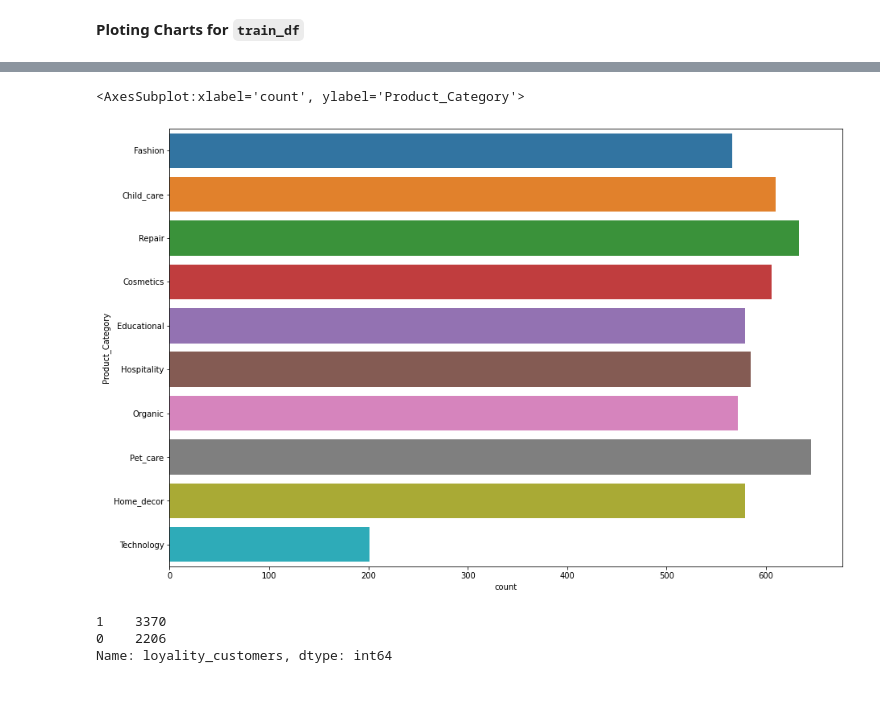
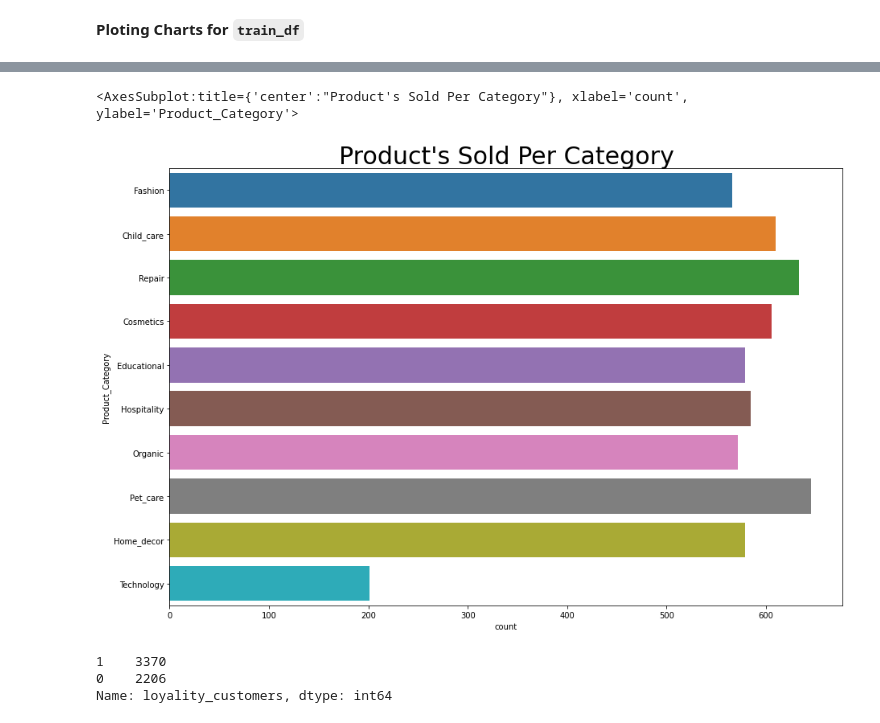
Before and after one commit to Mega-Barrel/Machine-Learning-Carnival-Wars, a Jupyter notebook: EDA.ipynb, the cells around one changed output, grey strips where cells are left out. Cells and saved outputs as stored; diff of their text form; code cells hidden in the pictures; blank space fills up the shorter version.

```diff
--- a/EDA.ipynb
+++ b/EDA.ipynb
@@ -166,9 +175,12 @@ train_df.Maximum_price.hist()
 # %%
 plt.figure(figsize=(15,10))
+plt.title('Product\'s Sold Per Category',
+         fontsize =30)
+
 sns.countplot(data=train_df, y='Product_Category')
 # %% [output]
-<AxesSubplot:xlabel='count', ylabel='Product_Category'>
+<AxesSubplot:title={'center':"Product's Sold Per Category"}, xlabel='count', ylabel='Product_Category'>
-[figure, old version]
+[figure, new version]
 # %%
 train_df['loyality_customers'].value_counts()
 # %% [output]
```
Also changed, not shown: parts of 6 cells of this notebook.
